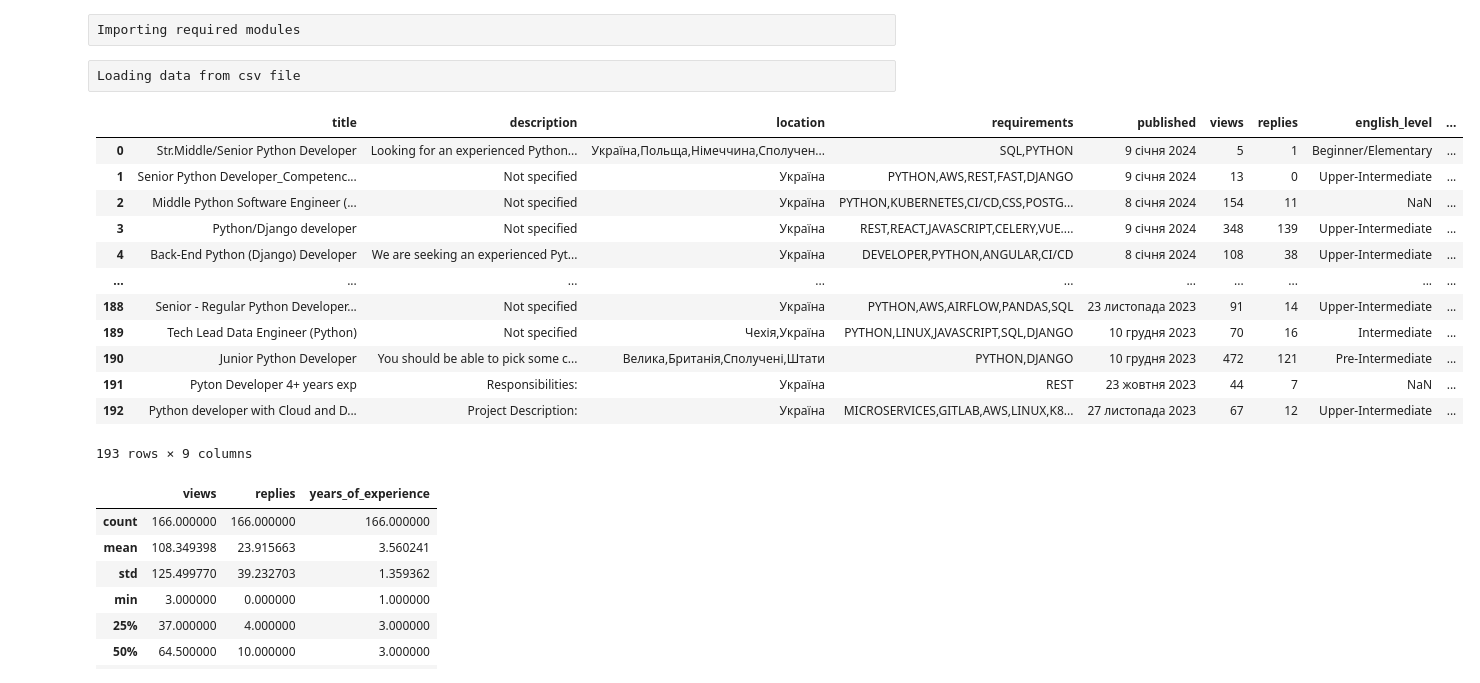
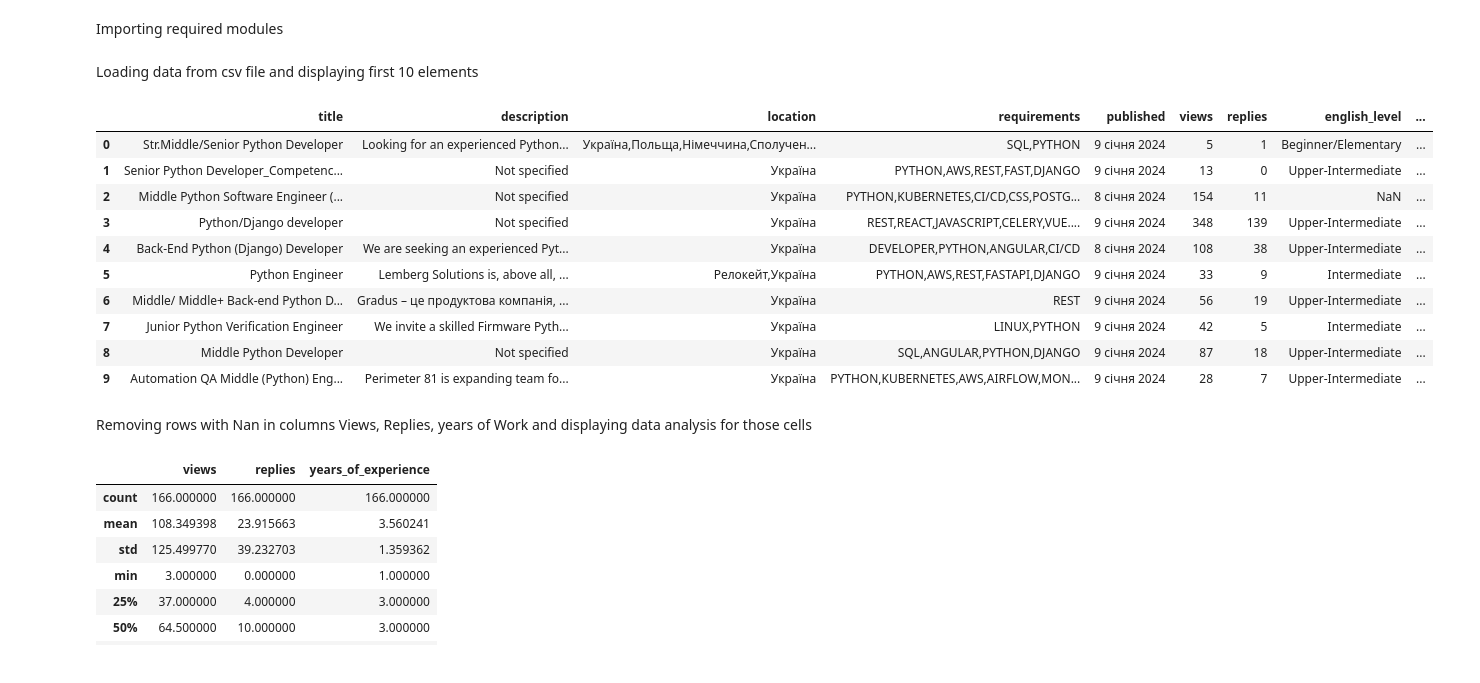
Before and after one commit to Naz-iv/py-scrape-and-analyze-djinni, a Jupyter notebook: anylize/analyze_job_market.ipynb, the cells around one changed output. Saved outputs shown, nothing was run; the diff lists cells and outputs as text; code cells hidden in the pictures.

```diff
--- a/anylize/analyze_job_market.ipynb
+++ b/anylize/analyze_job_market.ipynb
@@ -1,30 +1,30 @@
-# %% [raw]
-Importing required modules
+# %% [markdown]
+Importing required modules
 # %%
 import pandas as pd
 import numpy as np
 import matplotlib
 import seaborn as sns
 import matplotlib.pyplot as plt
-# %% [raw]
-Loading data from csv file
+# %% [markdown]
+Loading data from csv file and displaying first 10 elements
 # %%
 data = pd.DataFrame(pd.read_csv("E:\git\py-scrape-and-analyze-djinni\scrape_jobs\jobs.csv"))
-data
+data.head(10)
 # %% [output]
 |  | title | description | location | requirements | published | views | replies | english_level | ... |
 | 0 | Str.Middle/Senior Python Developer | Looking for an experienced Python... | Україна,Польща,Німеччина,Сполучен... | SQL,PYTHON | 9 січня 2024 | 5 | 1 | Beginner/Elementary | ... |
 | 1 | Senior Python Developer_Competenc... | Not specified | Україна | PYTHON,AWS,REST,FAST,DJANGO | 9 січня 2024 | 13 | 0 | Upper-Intermediate | ... |
 | 2 | Middle Python Software Engineer (... | Not specified | Україна | PYTHON,KUBERNETES,CI/CD,CSS,POSTG... | 8 січня 2024 | 154 | 11 | NaN | ... |
 | 3 | Python/Django developer | Not specified | Україна | REST,REACT,JAVASCRIPT,CELERY,VUE.... | 9 січня 2024 | 348 | 139 | Upper-Intermediate | ... |
 | 4 | Back-End Python (Django) Developer | We are seeking an experienced Pyt... | Україна | DEVELOPER,PYTHON,ANGULAR,CI/CD | 8 січня 2024 | 108 | 38 | Upper-Intermediate | ... |
-| ... | ... | ... | ... | ... | ... | ... | ... | ... | ... |
-| 188 | Senior - Regular Python Developer... | Not specified | Україна | PYTHON,AWS,AIRFLOW,PANDAS,SQL | 23 листопада 2023 | 91 | 14 | Upper-Intermediate | ... |
-| 189 | Tech Lead Data Engineer (Python) | Not specified | Чехія,Україна | PYTHON,LINUX,JAVASCRIPT,SQL,DJANGO | 10 грудня 2023 | 70 | 16 | Intermediate | ... |
-| 190 | Junior Python Developer | You should be able to pick some c... | Велика,Британія,Сполучені,Штати | PYTHON,DJANGO | 10 грудня 2023 | 472 | 121 | Pre-Intermediate | ... |
-| 191 | Pyton Developer 4+ years exp | Responsibilities: | Україна | REST | 23 жовтня 2023 | 44 | 7 | NaN | ... |
-| 192 | Python developer with Cloud and D... | Project Description: | Україна | MICROSERVICES,GITLAB,AWS,LINUX,K8... | 27 листопада 2023 | 67 | 12 | Upper-Intermediate | ... |
+| 5 | Python Engineer | Lemberg Solutions is, above all, ... | Релокейт,Україна | PYTHON,AWS,REST,FASTAPI,DJANGO | 9 січня 2024 | 33 | 9 | Intermediate | ... |
+| 6 | Middle/ Middle+ Back-end Python D... | Gradus – це продуктова компанія, ... | Україна | REST | 9 січня 2024 | 56 | 19 | Upper-Intermediate | ... |
+| 7 | Junior Python Verification Engineer | We invite a skilled Firmware Pyth... | Україна | LINUX,PYTHON | 9 січня 2024 | 42 | 5 | Intermediate | ... |
+| 8 | Middle Python Developer | Not specified | Україна | SQL,ANGULAR,PYTHON,DJANGO | 9 січня 2024 | 87 | 18 | Upper-Intermediate | ... |
+| 9 | Automation QA Middle (Python) Eng... | Perimeter 81 is expanding team fo... | Україна | PYTHON,KUBERNETES,AWS,AIRFLOW,MON... | 9 січня 2024 | 28 | 7 | Upper-Intermediate | ... |
-193 rows × 9 columns
+# %% [markdown]
+Removing rows with Nan in columns Views, Replies, years of Work and displaying data analysis for those cells
 # %%
 data.dropna()[["views", "replies", "years_of_experience"]].describe()
 # %% [output]
```
Also changed, not shown: parts of 4 cells of this notebook, 1 other file.
